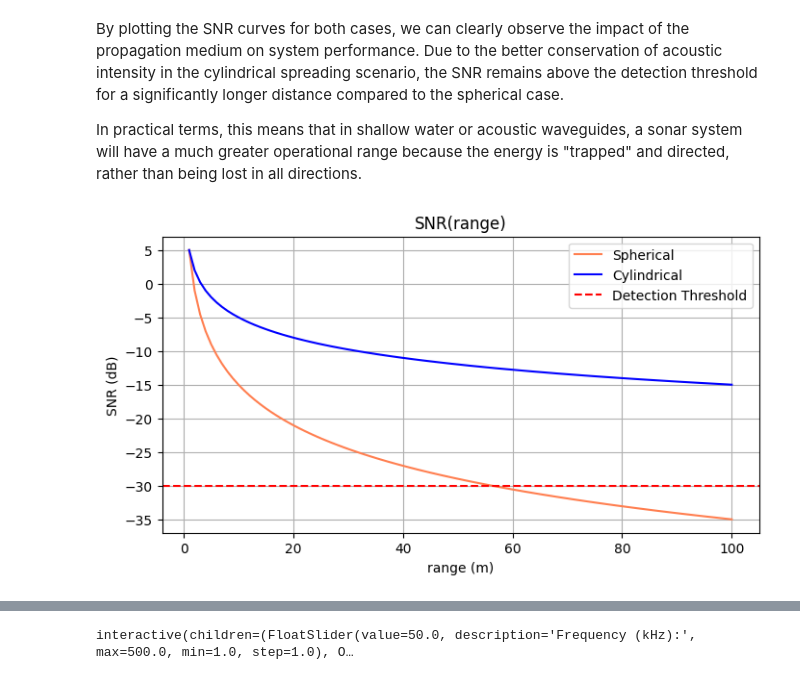
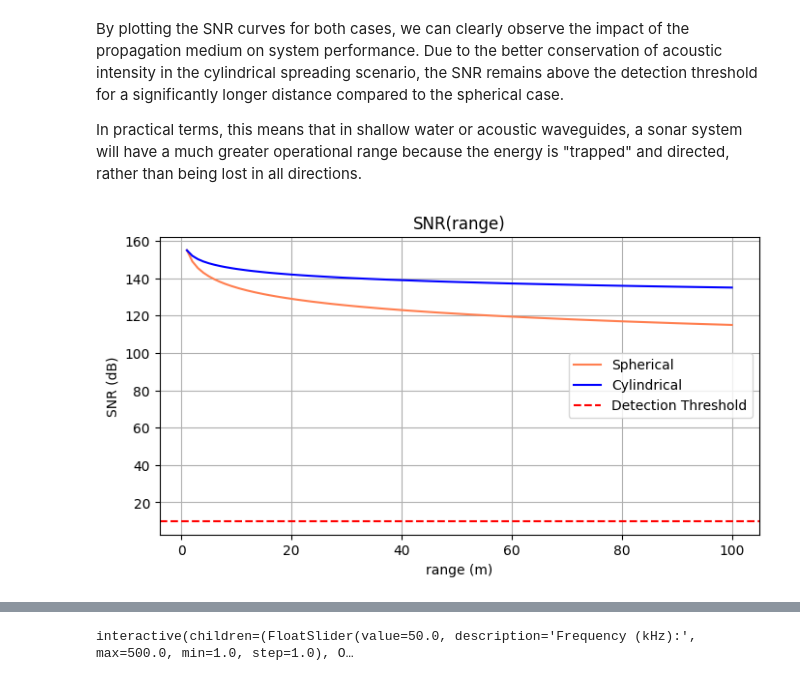
Before and after one commit to FORTRANMAS83R/accoustique, a Jupyter notebook: comm_mod.ipynb, the cells around one changed output, grey strips where cells are left out. Drawn from its saved outputs; the diff is of its cells as text; code cells hidden in the pictures.

```diff
--- a/comm_mod.ipynb
+++ b/comm_mod.ipynb
@@ -59,25 +59,25 @@ First of all, we'll initialize an instance of the sonar equation with the follow
 # %%
-sonar_equation = SE.SonarEquation(30, 5, 30, 0, -30)
+sonar_equation = SE.SonarEquation(200, 15, 60, 0, 10)
 # %% [markdown]
 By plotting the SNR curves for both cases, we can clearly observe the impact of the propagation medium on system performance. Due to the better conservation of acoustic intensity in the cylindrical spreading scenario, the SNR remains above the detection threshold for a significantly longer distance compared to the spherical case.
 
 In practical terms, this means that in shallow water or acoustic waveguides, a sonar system will have a much greater operational range because the energy is "trapped" and directed, rather than being lost in all directions.
 # %%
-range = np.linspace(1, 100, 100)
-SNR_s = sonar_equation.compute_SNR(range=range, model='spherical')
-SNR_c = sonar_equation.compute_SNR(range=range, model='cylindrical')
+distance = np.linspace(1, 100, 100)
+SNR_s = sonar_equation.compute_SNR(distance=distance, geometrical_model='spherical')
+SNR_c = sonar_equation.compute_SNR(distance=distance, geometrical_model='cylindrical')
 plt.figure(figsize=(8, 4))
-plt.plot(range, SNR_s, color='coral', label='Spherical')
-plt.plot(range, SNR_c, color='blue', label='Cylindrical')
+plt.plot(distance, SNR_s, color='coral', label='Spherical')
+plt.plot(distance, SNR_c, color='blue', label='Cylindrical')
 plt.axhline(y=sonar_equation.detection_threshold, color='red', linestyle='--', label='Detection Threshold')
 plt.title("SNR(range)")
 plt.xlabel("range (m)")
 plt.ylabel("SNR (dB)")
 plt.grid(True)
 plt.legend()
 plt.show()
 # %% [output]
-[figure, old version]
+[figure, new version]
 # %% [markdown]
 ### Absorption Loss
 In addition to geometric spreading, acoustic energy is dissipated through absorption. This phenomenon is driven by the viscosity of pure water (which increases with the square of the frequency) and chemical relaxation processes involving ions in seawater, such as magnesium sulfate ($MgSO_4$) and boric acid ($B(OH)_3$).This loss is characterized by the absorption coefficient $\alpha$, expressed in dB/km. In our link budget, the total absorption loss is defined as:
```
Also changed, not shown: parts of 6 cells of this notebook, 1 other file.
